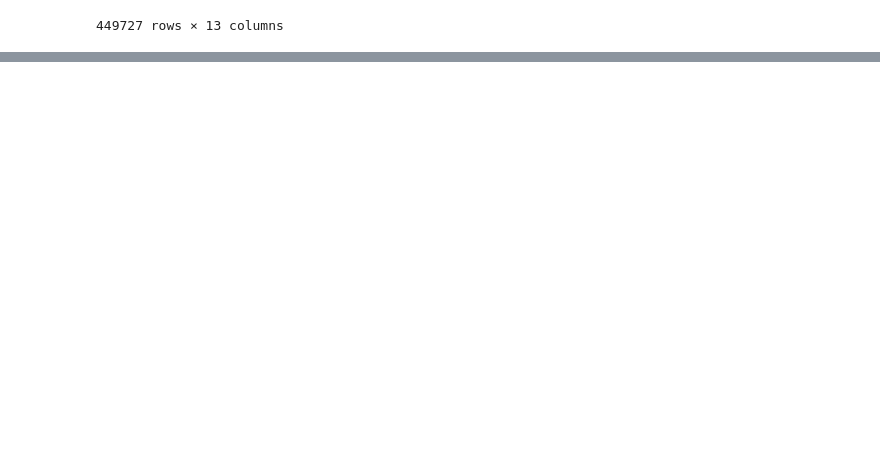
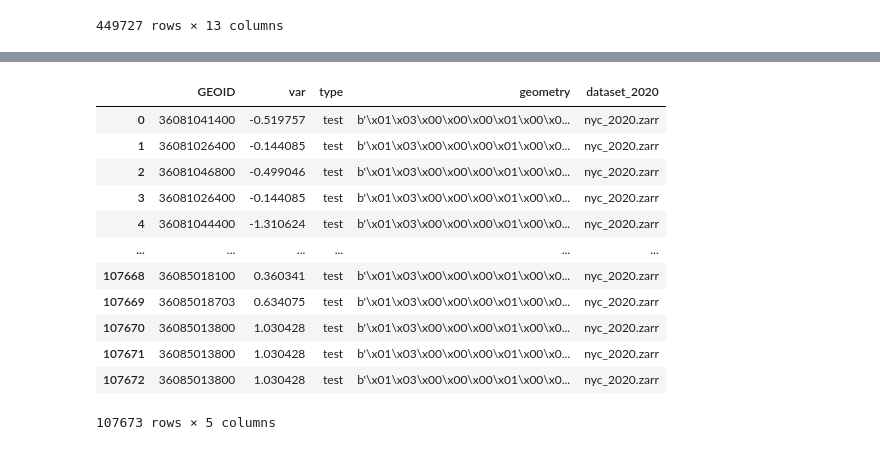
Before and after one commit to Queeno11/ny_state_aerial_imagery_prototype, a Jupyter notebook: notebooks/test.ipynb, the cells around one changed output, grey strips where cells are left out. Cells and saved outputs as stored; diff of their text form; code cells hidden in the pictures; blank space fills up the shorter version.

Commit message:
Several fixes
Fixing stuff so it runs ok with these datasets

```diff
--- a/notebooks/test.ipynb
+++ b/notebooks/test.ipynb
@@ -96,0 +104,18 @@ AttributeError: 'MultiPolygon' object has no attribute 'crs'
+# %%
+import pandas as pd
+
+pd.read_feather(r"/mnt/c/Working Papers/NY State Aerial Imagery Prototype/ny_state_aerial_imagery_prototype/data/processed/test_datasets/effnet_v2S_lr0.0001_size128_y2020_stack1-4_test_dataframe.feather")
+# %% [output]
+|  | GEOID | var | type | geometry | dataset_2020 |
+| 0 | 36081041400 | -0.519757 | test | b'\x01\x03\x00\x00\x00\x01\x00\x0... | nyc_2020.zarr |
+| 1 | 36081026400 | -0.144085 | test | b'\x01\x03\x00\x00\x00\x01\x00\x0... | nyc_2020.zarr |
+| 2 | 36081046800 | -0.499046 | test | b'\x01\x03\x00\x00\x00\x01\x00\x0... | nyc_2020.zarr |
+| 3 | 36081026400 | -0.144085 | test | b'\x01\x03\x00\x00\x00\x01\x00\x0... | nyc_2020.zarr |
+| 4 | 36081044400 | -1.310624 | test | b'\x01\x03\x00\x00\x00\x01\x00\x0... | nyc_2020.zarr |
+| ... | ... | ... | ... | ... | ... |
+| 107668 | 36085018100 | 0.360341 | test | b'\x01\x03\x00\x00\x00\x01\x00\x0... | nyc_2020.zarr |
+| 107669 | 36085018703 | 0.634075 | test | b'\x01\x03\x00\x00\x00\x01\x00\x0... | nyc_2020.zarr |
+| 107670 | 36085013800 | 1.030428 | test | b'\x01\x03\x00\x00\x00\x01\x00\x0... | nyc_2020.zarr |
+| 107671 | 36085013800 | 1.030428 | test | b'\x01\x03\x00\x00\x00\x01\x00\x0... | nyc_2020.zarr |
+| 107672 | 36085013800 | 1.030428 | test | b'\x01\x03\x00\x00\x00\x01\x00\x0... | nyc_2020.zarr |
+107673 rows × 5 columns
```
Also changed, not shown: parts of 2 cells of this notebook, 6 other files.
